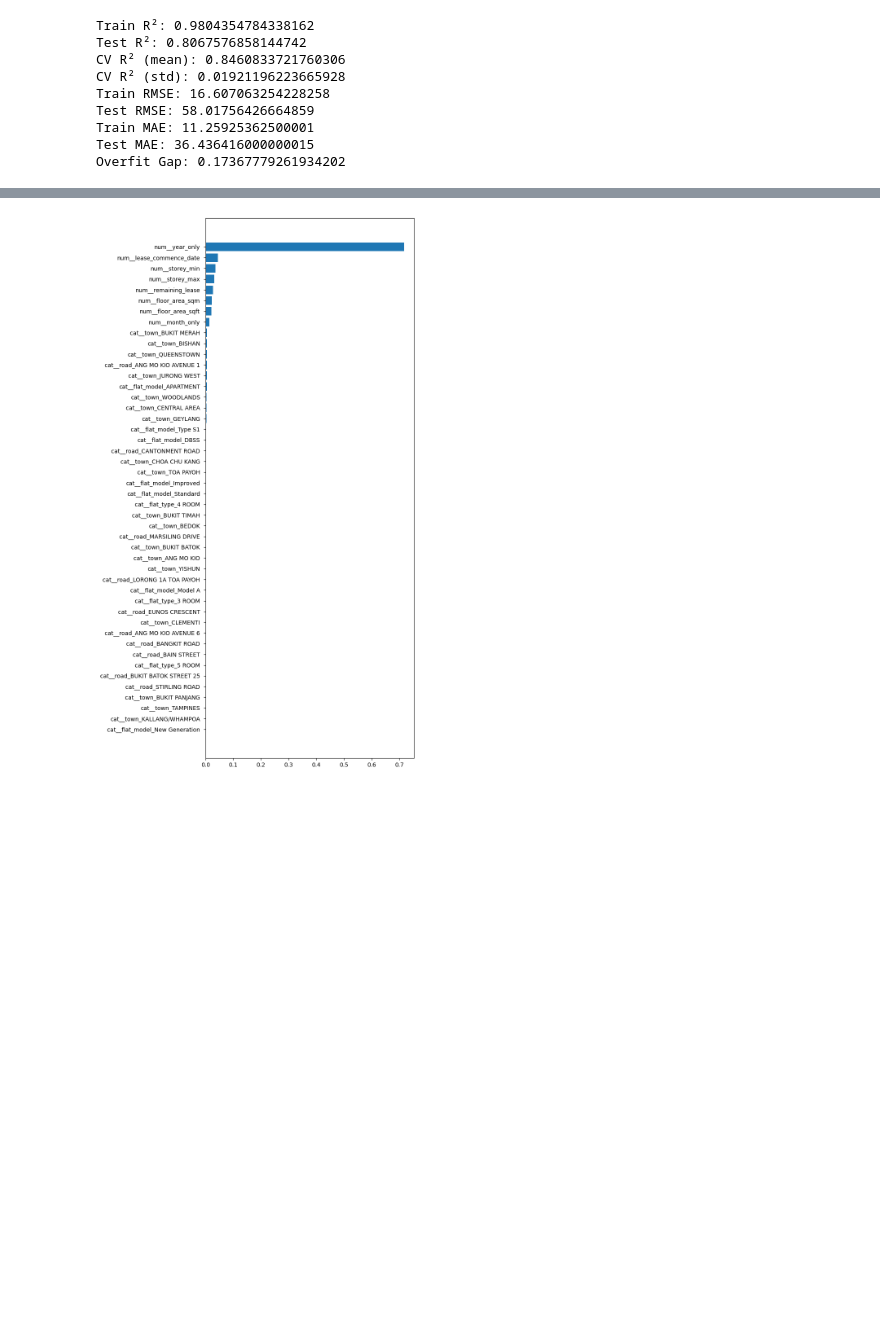
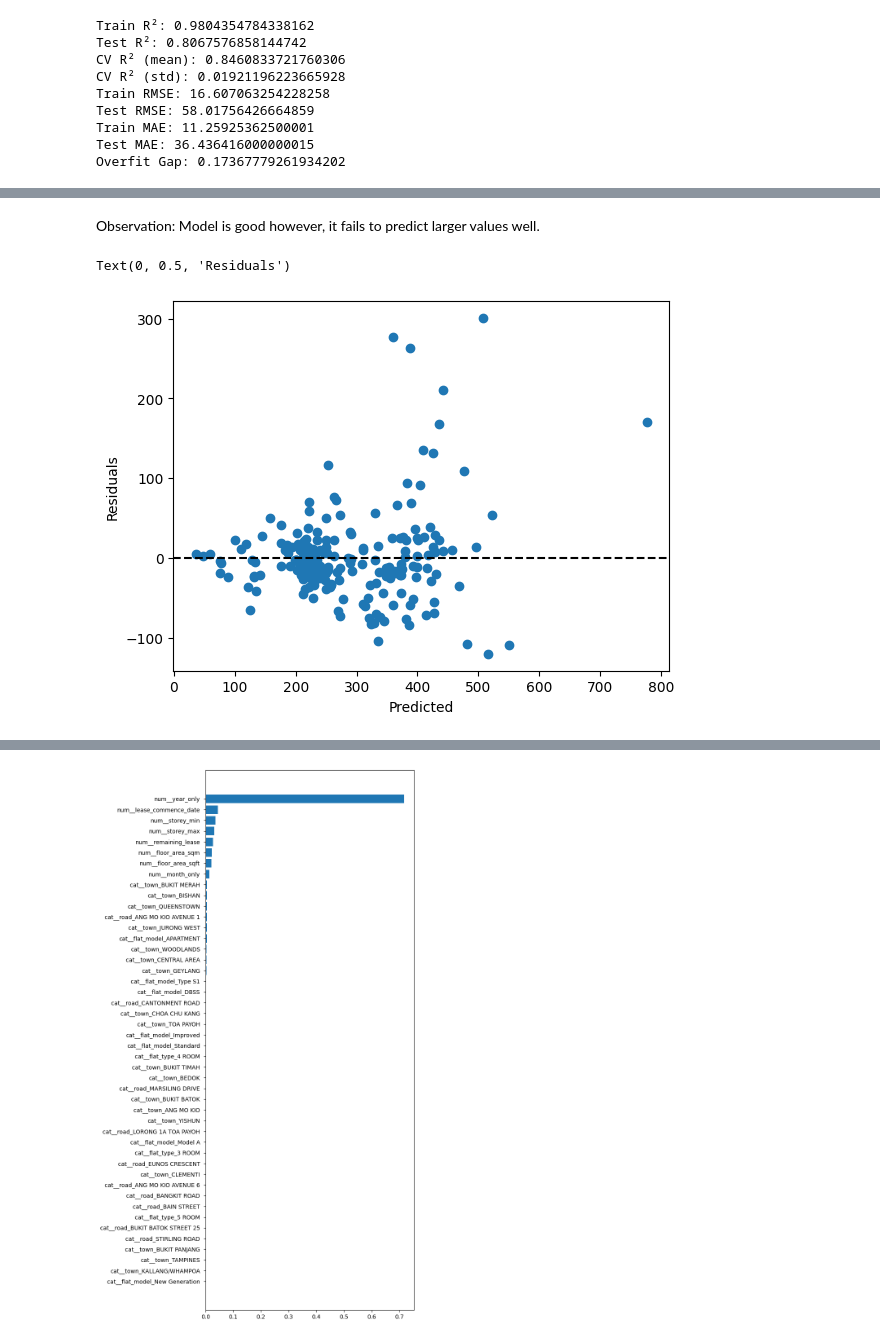
Before and after one commit to mohamed-ahshik/htx_xdata_tech_interview, a Jupyter notebook: notebooks/model_prediction.ipynb, the cells around one changed output, grey strips where cells are left out. Saved outputs shown, nothing was run; the diff lists cells and outputs as text; code cells hidden in the pictures; blank space fills up the shorter version.

Commit message:
refactor: model_prediction.ipynb

```diff
--- a/notebooks/model_prediction.ipynb
+++ b/notebooks/model_prediction.ipynb
@@ -734,0 +743,12 @@ Overfit Gap: 0.17367779261934202
+# %% [markdown]
+Observation:
+Model is good however, it fails to predict larger values well.
+# %%
+residuals = y_test - y_pred_test
+plt.scatter(y_pred_test, residuals)
+plt.axhline(0, color='k', linestyle='--')
+plt.xlabel("Predicted")
+plt.ylabel("Residuals")
+# %% [output]
+Text(0, 0.5, 'Residuals')
+[figure, added]
```
Also changed, not shown: parts of 2 cells of this notebook.
